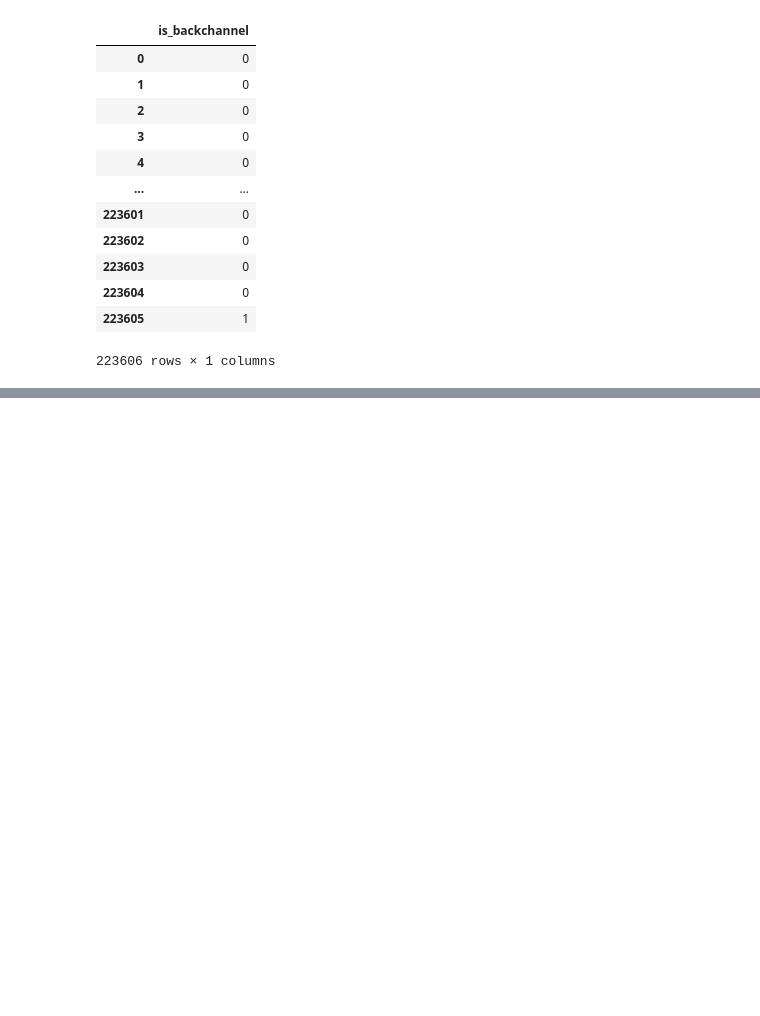
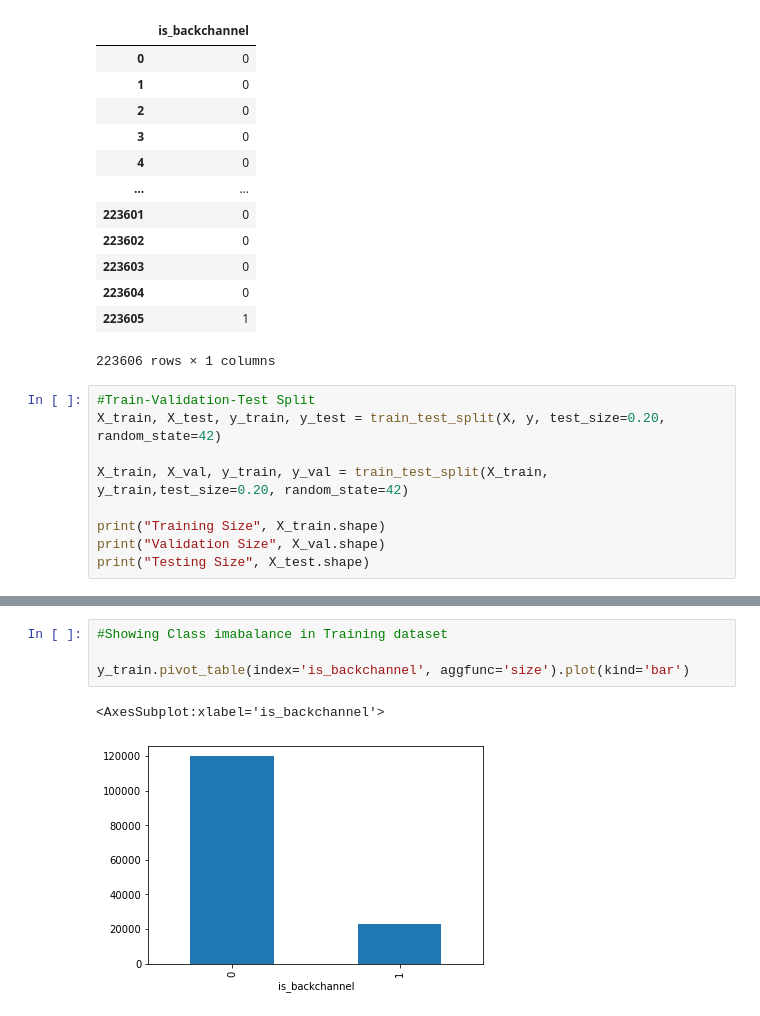
Before and after one commit to komekez/aye-aye, a Jupyter notebook: backchanneling.ipynb, the cells around one changed output, grey strips where cells are left out. Cells and saved outputs as stored; diff of their text form; blank space fills up the shorter version.

```diff
--- a/backchanneling.ipynb
+++ b/backchanneling.ipynb
@@ -140,3 +155,12 @@ Backchanneling :
 | 223604 | 0 |
 | 223605 | 1 |
 223606 rows × 1 columns
+# %%
+#Train-Validation-Test Split
+X_train, X_test, y_train, y_test = train_test_split(X, y, test_size=0.20, random_state=42)
+
+X_train, X_val, y_train, y_val = train_test_split(X_train, y_train,test_size=0.20, random_state=42)
+
+print("Training Size", X_train.shape)
+print("Validation Size", X_val.shape)
+print("Testing Size", X_test.shape)
@@ -142,0 +226,7 @@ Backchanneling :
+# %%
+#Showing Class imabalance in Training dataset
+
+y_train.pivot_table(index='is_backchannel', aggfunc='size').plot(kind='bar')
+# %% [output]
+<AxesSubplot:xlabel='is_backchannel'>
+[figure, added]
```
Also changed, not shown: parts of 17 cells of this notebook.
